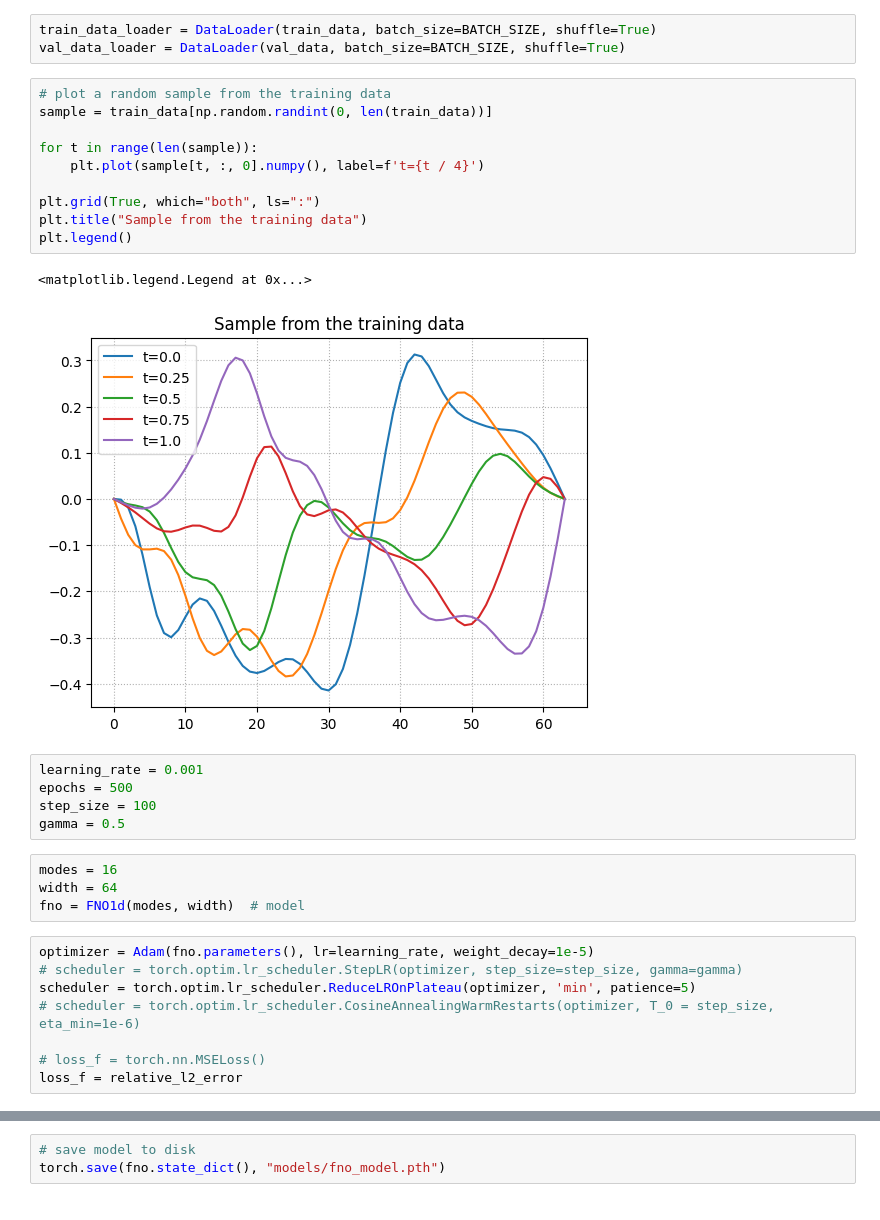
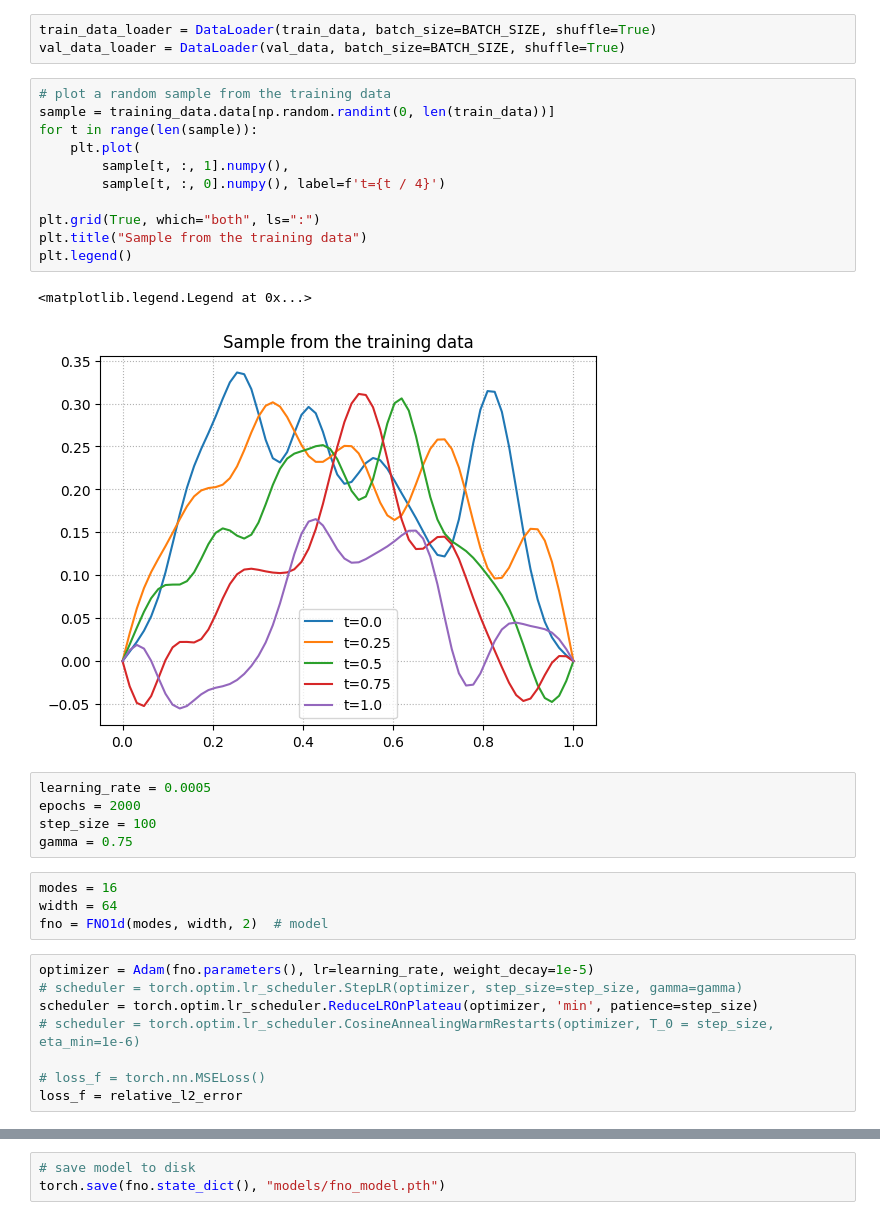
Before and after one commit to benedict-armstrong/FNO-wave-equation, a Jupyter notebook: task1.ipynb, the cells around one changed output, grey strips where cells are left out. Cells and saved outputs as stored; diff of their text form.

```diff
--- a/task1.ipynb
+++ b/task1.ipynb
@@ -23,30 +23,31 @@ train_data_loader = DataLoader(train_data, batch_size=BATCH_SIZE, shuffle=True)
 val_data_loader = DataLoader(val_data, batch_size=BATCH_SIZE, shuffle=True)
 # %%
 # plot a random sample from the training data
-sample = train_data[np.random.randint(0, len(train_data))]
-
+sample = training_data.data[np.random.randint(0, len(train_data))]
 for t in range(len(sample)):
-    plt.plot(sample[t, :, 0].numpy(), label=f't={t / 4}')
+    plt.plot(
+        sample[t, :, 1].numpy(),
+        sample[t, :, 0].numpy(), label=f't={t / 4}')
 
 plt.grid(True, which="both", ls=":")
 plt.title("Sample from the training data")
 plt.legend()
 # %% [output]
 <matplotlib.legend.Legend at 0x...>
-[figure, old version]
+[figure, new version]
 # %%
-learning_rate = 0.001
-epochs = 500
+learning_rate = 0.0005
+epochs = 2000
 step_size = 100
-gamma = 0.5
+gamma = 0.75
 # %%
 modes = 16
 width = 64
-fno = FNO1d(modes, width)  # model
+fno = FNO1d(modes, width, 2)  # model
 # %%
 optimizer = Adam(fno.parameters(), lr=learning_rate, weight_decay=1e-5)
 # scheduler = torch.optim.lr_scheduler.StepLR(optimizer, step_size=step_size, gamma=gamma)
-scheduler = torch.optim.lr_scheduler.ReduceLROnPlateau(optimizer, 'min', patience=5)
+scheduler = torch.optim.lr_scheduler.ReduceLROnPlateau(optimizer, 'min', patience=step_size)
 # scheduler = torch.optim.lr_scheduler.CosineAnnealingWarmRestarts(optimizer, T_0 = step_size, eta_min=1e-6)
 
 # loss_f = torch.nn.MSELoss()
```
Also changed, not shown: parts of 5 cells of this notebook, 4 other files.
